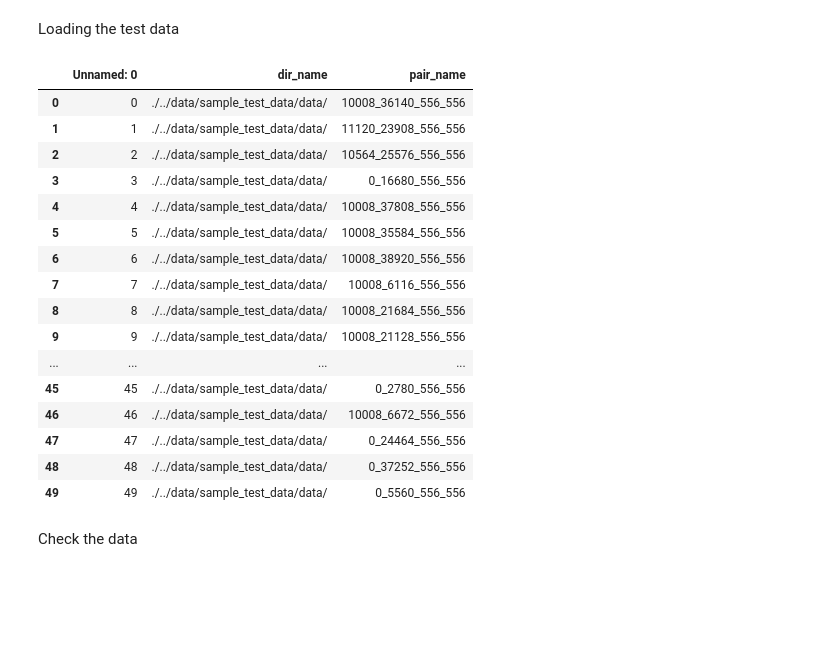
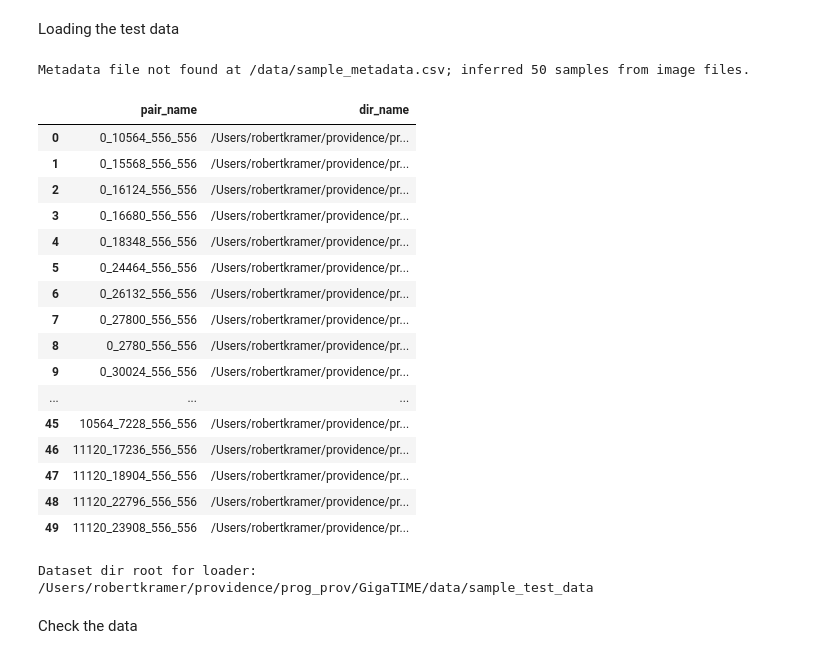
Before and after one commit to kramer102/GigaTIME, a Jupyter notebook: scripts/gigatime_testing.ipynb, the cells around one changed output. Cells and saved outputs as stored; diff of their text form; code cells hidden in the pictures; blank space fills up the shorter version.

Commit message:
Adapt notebooks to flexible local data layouts

```diff
--- a/scripts/gigatime_testing.ipynb
+++ b/scripts/gigatime_testing.ipynb
@@ -107,6 +149,20 @@ import argparse
 
 def str2bool(v):
     return v.lower() in ('true', '1')
+
+metadata_candidates = [
+    "/data/sample_metadata.csv",
+    str((Path.cwd() / "data" / "sample_metadata.csv").resolve()),
+    str((Path.cwd() / ".." / "data" / "sample_metadata.csv").resolve()),
+]
+default_metadata = next((p for p in metadata_candidates if Path(p).is_file()), metadata_candidates[0])
+
+weights_candidates = [
+    "/workspace/model/model.pth",
+    str((Path.cwd() / "model" / "model.pth").resolve()),
+    str((Path.cwd() / ".." / "model" / "model.pth").resolve()),
+]
+default_weights = next((p for p in weights_candidates if Path(p).is_file()), weights_candidates[0])
 
 def parse_args():
     parser = argparse.ArgumentParser()
@@ -114,9 +170,9 @@ def parse_args():
     parser.add_argument('--name', default="gigatime_training")
     parser.add_argument('--output_dir', default="./scratch/")
     parser.add_argument('--gpu_ids', nargs='+', type=int)
-    parser.add_argument('--metadata', default="/data/sample_metadata.csv")
-    parser.add_argument('--tiling_dir', default="/data/sample_test_data/data/")
-    parser.add_argument('--weights_path', default="/workspace/model/model.pth")
+    parser.add_argument('--metadata', default=default_metadata)
+    parser.add_argument('--tiling_dir', default=data_root)
+    parser.add_argument('--weights_path', default=default_weights)
     parser.add_argument('--epochs', default=1, type=int)
     parser.add_argument('--batch_size', default=32, type=int)
 
@@ -236,35 +293,47 @@ def get_box_metrics(pred, mask, box_size):
 # %% [markdown]
 Loading the test data
 # %%
-metadata = pd.read_csv(config['metadata'])
+metadata_path = Path(config['metadata'])
+if metadata_path.is_file():
+    metadata = pd.read_csv(metadata_path)
+else:
+    pair_names = sorted({p.name.replace('_he.png', '') for p in Path(data_root).rglob('*_he.png')})
+    if pair_names:
+        metadata = pd.DataFrame({'pair_name': pair_names})
+        print(f"Metadata file not found at {metadata_path}; inferred {len(metadata)} samples from image files.")
+    else:
+        raise FileNotFoundError(
+            f"Metadata file not found at {metadata_path} and no '*_he.png' files were found under {data_root}."
+        )
 
 import albumentations as geometric
 
 val_transform = Compose([
     geometric.Resize(config['input_h'], config['input_w']),
     transforms.Normalize(),
 ])
 
 metadata['dir_name'] = data_root
 metadata
 # %% [output]
+Metadata file not found at /data/sample_metadata.csv; inferred 50 samples from image files.
-|  | Unnamed: 0 | dir_name | pair_name |
-| 0 | 0 | ./../data/sample_test_data/data/ | 10008_36140_556_556 |
-| 1 | 1 | ./../data/sample_test_data/data/ | 11120_23908_556_556 |
-| 2 | 2 | ./../data/sample_test_data/data/ | 10564_25576_556_556 |
-| 3 | 3 | ./../data/sample_test_data/data/ | 0_16680_556_556 |
-| 4 | 4 | ./../data/sample_test_data/data/ | 10008_37808_556_556 |
-| 5 | 5 | ./../data/sample_test_data/data/ | 10008_35584_556_556 |
-| 6 | 6 | ./../data/sample_test_data/data/ | 10008_38920_556_556 |
-| 7 | 7 | ./../data/sample_test_data/data/ | 10008_6116_556_556 |
-| 8 | 8 | ./../data/sample_test_data/data/ | 10008_21684_556_556 |
-| 9 | 9 | ./../data/sample_test_data/data/ | 10008_21128_556_556 |
-| ... | ... | ... | ... |
-| 45 | 45 | ./../data/sample_test_data/data/ | 0_2780_556_556 |
-| 46 | 46 | ./../data/sample_test_data/data/ | 10008_6672_556_556 |
-| 47 | 47 | ./../data/sample_test_data/data/ | 0_24464_556_556 |
-| 48 | 48 | ./../data/sample_test_data/data/ | 0_37252_556_556 |
-| 49 | 49 | ./../data/sample_test_data/data/ | 0_5560_556_556 |
+|  | pair_name | dir_name |
+| 0 | 0_10564_556_556 | /Users/robertkramer/providence/pr... |
+| 1 | 0_15568_556_556 | /Users/robertkramer/providence/pr... |
+| 2 | 0_16124_556_556 | /Users/robertkramer/providence/pr... |
+| 3 | 0_16680_556_556 | /Users/robertkramer/providence/pr... |
+| 4 | 0_18348_556_556 | /Users/robertkramer/providence/pr... |
+| 5 | 0_24464_556_556 | /Users/robertkramer/providence/pr... |
+| 6 | 0_26132_556_556 | /Users/robertkramer/providence/pr... |
+| 7 | 0_27800_556_556 | /Users/robertkramer/providence/pr... |
+| 8 | 0_2780_556_556 | /Users/robertkramer/providence/pr... |
+| 9 | 0_30024_556_556 | /Users/robertkramer/providence/pr... |
+| ... | ... | ... |
+| 45 | 10564_7228_556_556 | /Users/robertkramer/providence/pr... |
+| 46 | 11120_17236_556_556 | /Users/robertkramer/providence/pr... |
+| 47 | 11120_18904_556_556 | /Users/robertkramer/providence/pr... |
+| 48 | 11120_22796_556_556 | /Users/robertkramer/providence/pr... |
+| 49 | 11120_23908_556_556 | /Users/robertkramer/providence/pr... |
 # %%
 
 class HECOMETDataset_roi(torch.utils.data.Dataset):
@@ -397,12 +466,15 @@ class HECOMETDataset_roi(torch.utils.data.Dataset):
         # Return image, mask, and metadata
         return img, mask, {'img_id': pair.name}
 # %%
+dataset_dir_root = str(Path(data_root).parent)
+print(f"Dataset dir root for loader: {dataset_dir_root}")
+
 test_dataset = HECOMETDataset_roi(
         all_tile_pair=metadata,
         tile_pair_df=metadata,
         transform=val_transform,
-        dir_path = data_root,
-        window_size = 256,
+        dir_path=dataset_dir_root,
+        window_size=256,
         split="test",
         mask_noncell=True,
         cell_mask_label=True,
@@ -414,6 +486,8 @@ test_loader = torch.utils.data.DataLoader(
     shuffle=False,
     num_workers=0,
     drop_last=False)
+# %% [output]
+Dataset dir root for loader: /Users/robertkramer/providence/prog_prov/GigaTIME/data/sample_test_data
 # %% [markdown]
 Check the data
 # %%
```
Also changed, not shown: parts of 10 cells of this notebook, 1 other file.
